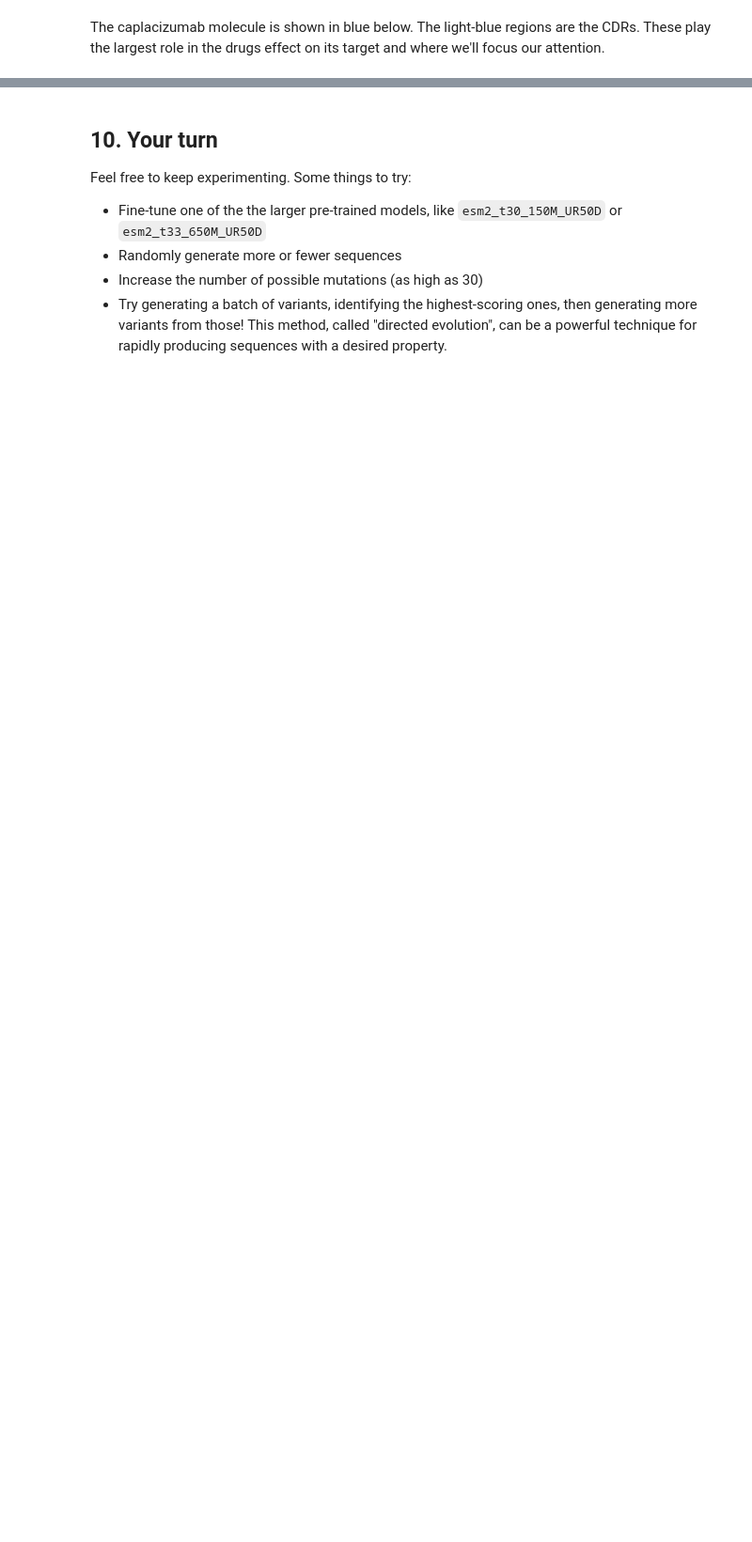
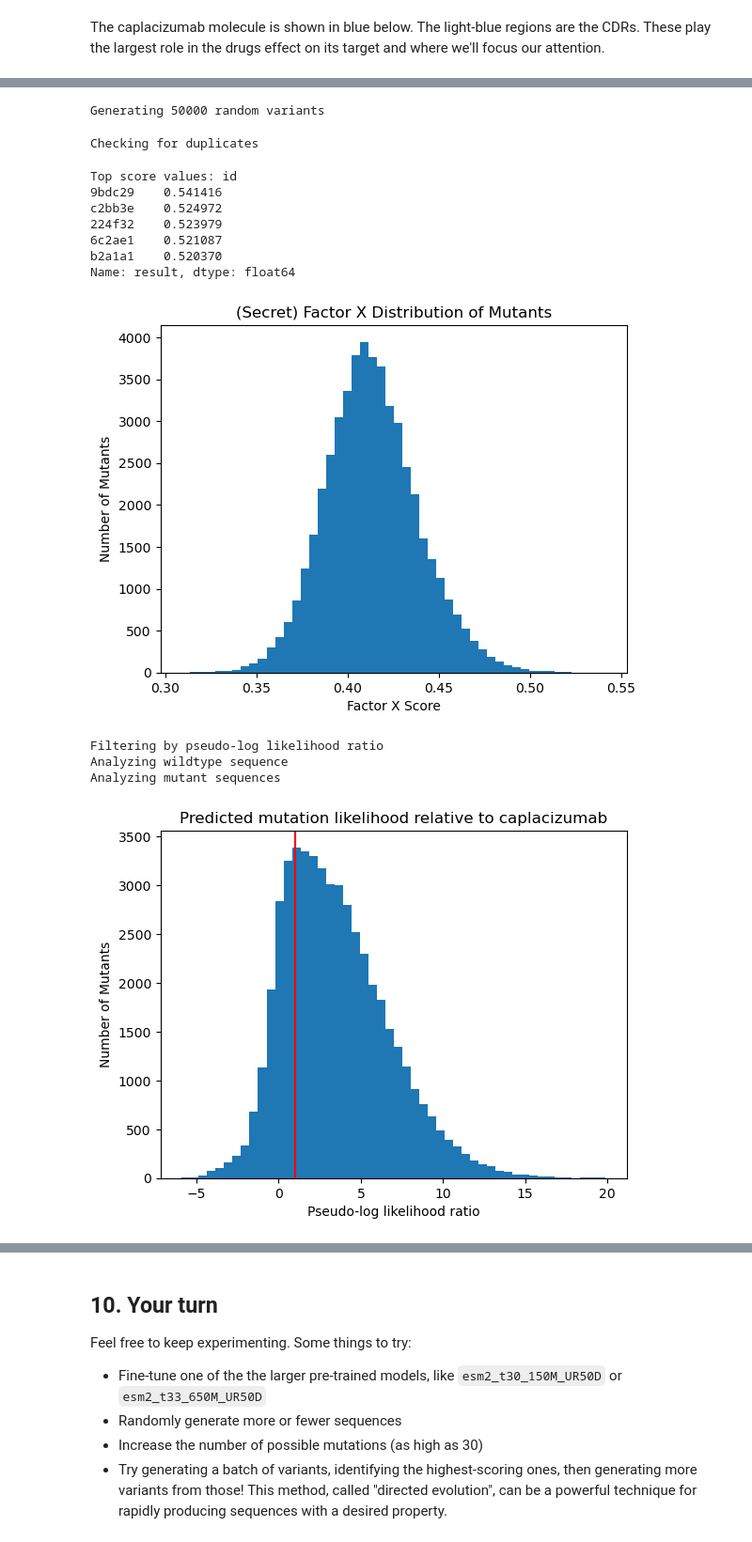
Before and after one commit to aws-samples/aws-healthcare-lifescience-ai-ml-sample-notebooks, a Jupyter notebook: workshops/Scalable_Drug_Discovery/active_learning.ipynb, the cells around one changed output, grey strips where cells are left out. Shown at 94% size. Drawn from its saved outputs; the diff is of its cells as text; code cells hidden in the pictures; blank space fills up the shorter version.

```diff
--- a/workshops/Scalable_Drug_Discovery/active_learning.ipynb
+++ b/workshops/Scalable_Drug_Discovery/active_learning.ipynb
@@ -196,6 +369,15 @@ generated_seqs = helpers.random_mutation(
     preserved_regions=preserved_regions,
     max_mutations=MAX_MUTATIONS,
 )
+
+#################################
+# Filter by pseudo-log likelihood ratio
+#################################
+print("Filtering by pseudo-log likelihood ratio")
+generated_seqs["pplr"] = helpers.compute_pseudo_log_likelihood_ratio(
+    str(caplacizumab_seq), generated_seqs["seq"]
+)
+generated_seqs = generated_seqs[generated_seqs["pplr"] > 1]
 
 for rep in range(N_REPS):
 
@@ -229,30 +411,45 @@ for rep in range(N_REPS):
     for result in lab_results.itertuples():
         generated_seqs.loc[[result.Index], ["lab_result"]] = result.result
 
     # Skip the fine-tuning and scoring during the last round
     if rep + 1 < N_REPS:
 
         #################################
         # Fine-Tune on Lab Results
         #################################
 
         print(f"\n{rep+1}: Training scoring model on lab results")
         scoring_model = helpers.train_scoring_model(
             lab_results,
             sequence_column="seq",
             results_column="result",
             epochs=1,
             model_name_or_path=MODEL_ID if rep == 0 else "output",
         )
 
         #################################
         # Score all Generated Samples
         #################################
 
         print(f"\n{rep+1}: Using model to score all {SEQ_GENERATION_SIZE} sequences")
         predictions = helpers.run_scoring_model(generated_seqs, batch_size=1024)
         generated_seqs["last_prediction"] = predictions
 
     print(f"\n{rep+1}: Top-5 candidates so far")
     top_5 = generated_seqs.sort_values(by="lab_result", ascending=False)[:5]
     display(top_5)
+# %% [output]
+Generating 50000 random variants
+Checking for duplicates
+Top score values: id
+9bdc29    0.541416
+c2bb3e    0.524972
+224f32    0.523979
+6c2ae1    0.521087
+b2a1a1    0.520370
+Name: result, dtype: float64
+[figure, added]
+Filtering by pseudo-log likelihood ratio
+Analyzing wildtype sequence
+Analyzing mutant sequences
+[figure, added]
```
Also changed, not shown: parts of 23 cells of this notebook, 2 other files.
